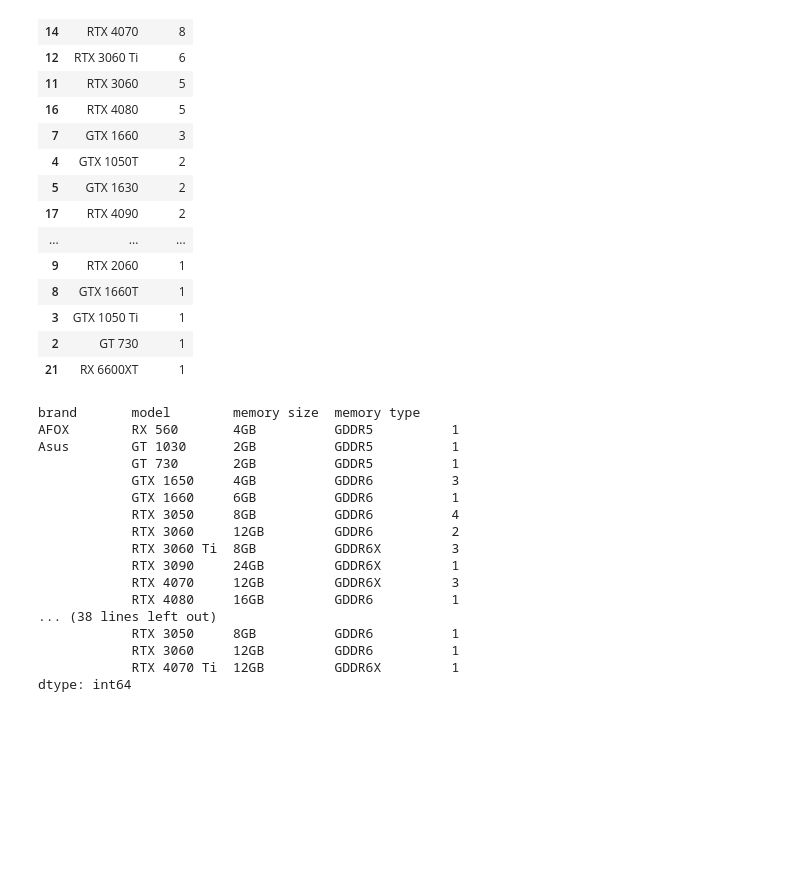
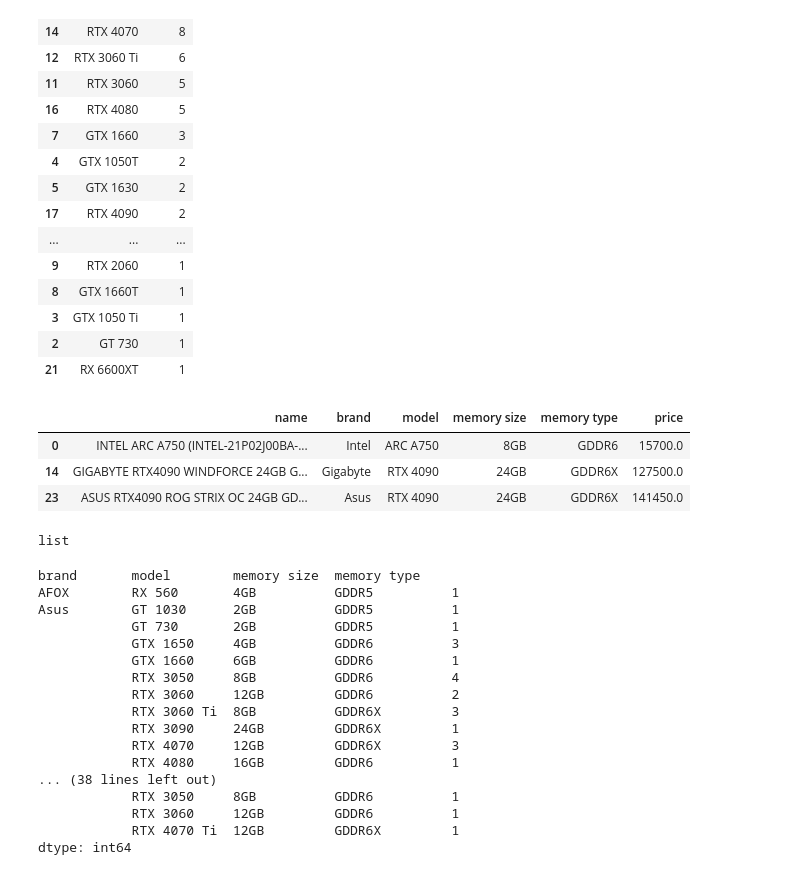
Before and after one commit to dyitsme/gpu_specs_prices_dashboard, a Jupyter notebook: notebooks/gpu-eda.ipynb, the cells around one changed output. Saved outputs shown, nothing was run; the diff lists cells and outputs as text; code cells hidden in the pictures; blank space fills up the shorter version.

```diff
--- a/notebooks/gpu-eda.ipynb
+++ b/notebooks/gpu-eda.ipynb
@@ -92,6 +92,17 @@ modelcount_df
 | 3 | GTX 1050 Ti | 1 |
 | 2 | GT 730 | 1 |
 | 21 | RX 6600XT | 1 |
+# %%
+gpu_df.loc[gpu_df['model'].isin(['ARC A750', 'RTX 4090'])]
+# %% [output]
+|  | name | brand | model | memory size | memory type | price |
+| 0 | INTEL ARC A750 (INTEL-21P02J00BA-... | Intel | ARC A750 | 8GB | GDDR6 | 15700.0 |
+| 14 | GIGABYTE RTX4090 WINDFORCE 24GB G... | Gigabyte | RTX 4090 | 24GB | GDDR6X | 127500.0 |
+| 23 | ASUS RTX4090 ROG STRIX OC 24GB GD... | Asus | RTX 4090 | 24GB | GDDR6X | 141450.0 |
+# %%
+type(['ARC A750', 'RTX 4090'])
+# %% [output]
+list
 # %%
 df = gpu_df.groupby(['brand', 'model', 'memory size', 'memory type']).size()
 df
```
Also changed, not shown: 3 other files.
